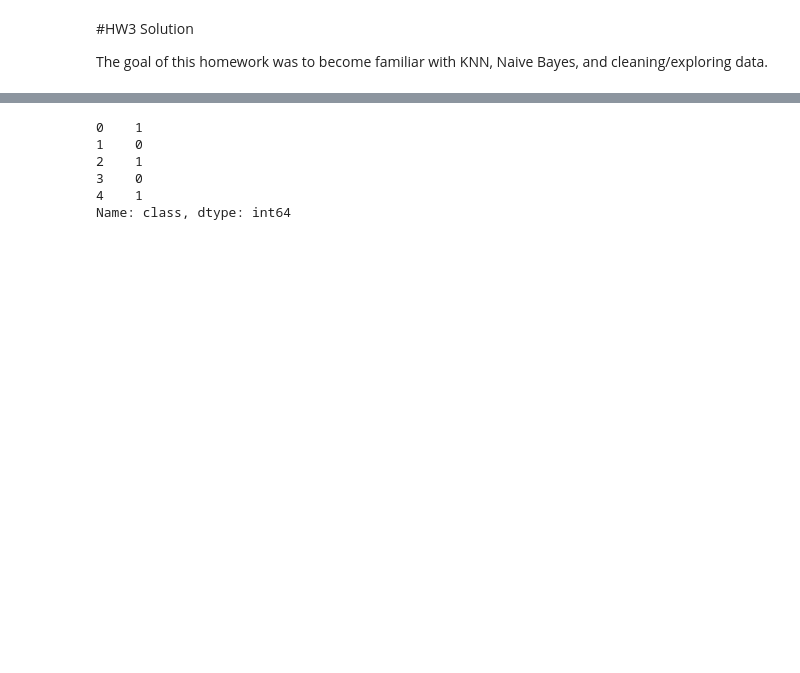
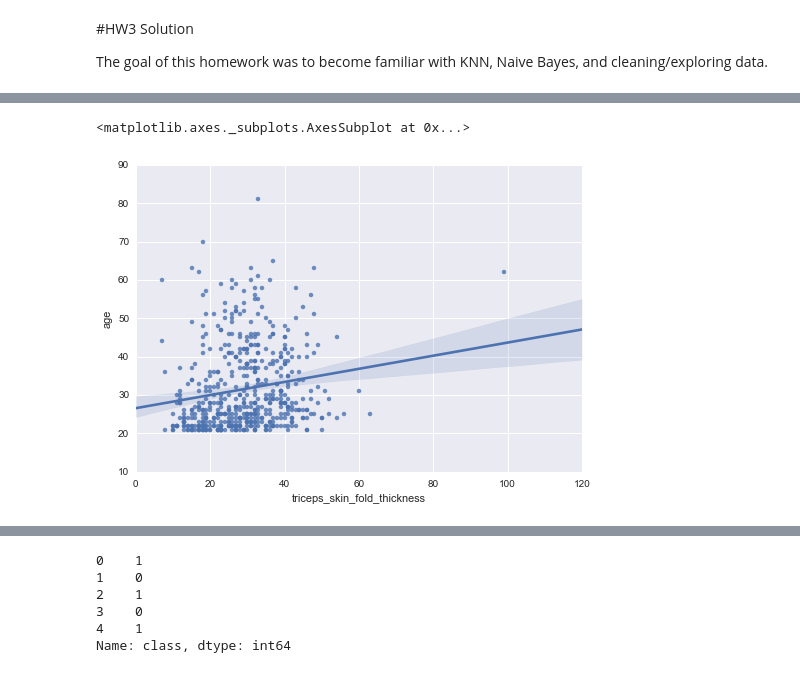
Before and after one commit to valvulpe/DAT_SF_18, a Jupyter notebook: homework/Solutions/HW3_solutions.ipynb, the cells around one changed output, grey strips where cells are left out. Drawn from its saved outputs; the diff is of its cells as text; code cells hidden in the pictures; blank space fills up the shorter version.

```diff
--- a/homework/Solutions/HW3_solutions.ipynb
+++ b/homework/Solutions/HW3_solutions.ipynb
@@ -64,0 +121,6 @@ memory usage: 60.0 KB
+# %%
+data_nonull = data.dropna(subset=["triceps_skin_fold_thickness"])
+sns.regplot(x="triceps_skin_fold_thickness", y="age", data=data_nonull)
+# %% [output]
+<matplotlib.axes._subplots.AxesSubplot at 0x...>
+[figure, added]
```
Also changed, not shown: parts of 43 cells of this notebook.
